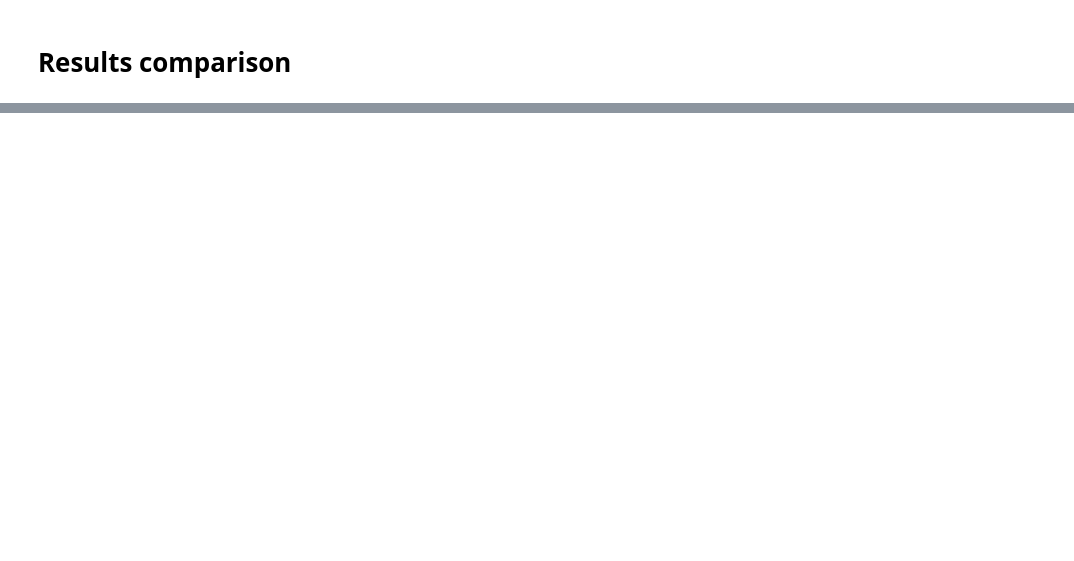
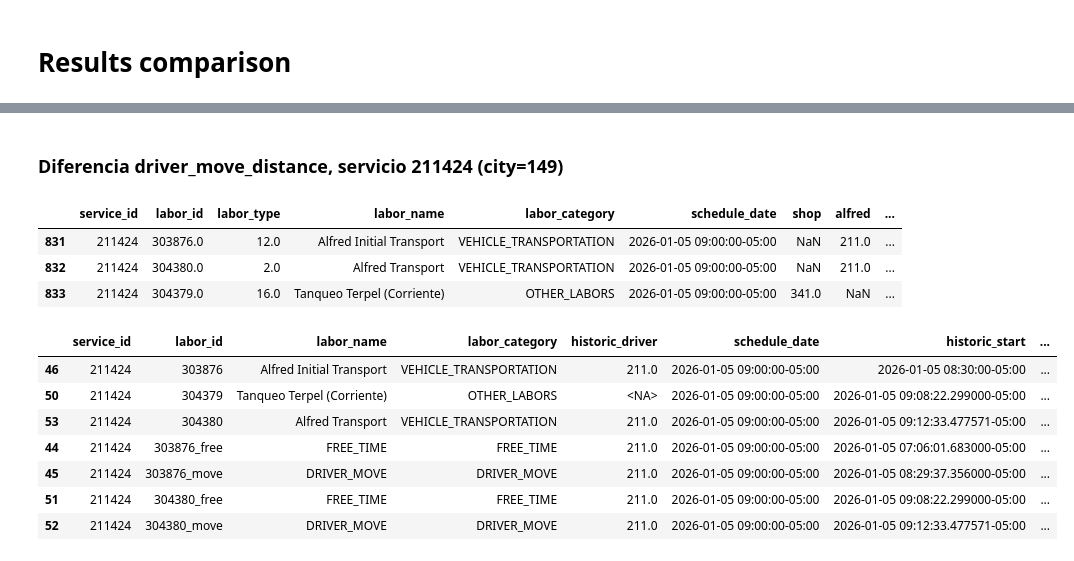
Before and after one commit to juanbeta98/Alfred, a Jupyter notebook: code/inst_results.ipynb, the cells around one changed output, grey strips where cells are left out. Drawn from its saved outputs; the diff is of its cells as text; code cells hidden in the pictures; blank space fills up the shorter version.

```diff
--- a/code/inst_results.ipynb
+++ b/code/inst_results.ipynb
@@ -378,0 +585,26 @@ array(['POINT (-74.0202608 4.6664181)'], dtype=object)
+# %% [markdown]
+### Diferencia driver_move_distance, servicio 211424 (city=149)
+# %%
+flexible_filter(
+    labors_real_df,
+    service_id=211424
+)
+# %% [output]
+|  | service_id | labor_id | labor_type | labor_name | labor_category | schedule_date | shop | alfred | ... |
+| 831 | 211424 | 303876.0 | 12.0 | Alfred Initial Transport | VEHICLE_TRANSPORTATION | 2026-01-05 09:00:00-05:00 | NaN | 211.0 | ... |
+| 832 | 211424 | 304380.0 | 2.0 | Alfred Transport | VEHICLE_TRANSPORTATION | 2026-01-05 09:00:00-05:00 | NaN | 211.0 | ... |
+| 833 | 211424 | 304379.0 | 16.0 | Tanqueo Terpel (Corriente) | OTHER_LABORS | 2026-01-05 09:00:00-05:00 | 341.0 | NaN | ... |
+# %%
+flexible_filter(
+    moves_hist_df,
+    service_id=211424
+)
+# %% [output]
+|  | service_id | labor_id | labor_name | labor_category | historic_driver | schedule_date | historic_start | ... |
+| 46 | 211424 | 303876 | Alfred Initial Transport | VEHICLE_TRANSPORTATION | 211.0 | 2026-01-05 09:00:00-05:00 | 2026-01-05 08:30:00-05:00 | ... |
+| 50 | 211424 | 304379 | Tanqueo Terpel (Corriente) | OTHER_LABORS | <NA> | 2026-01-05 09:00:00-05:00 | 2026-01-05 09:08:22.299000-05:00 | ... |
+| 53 | 211424 | 304380 | Alfred Transport | VEHICLE_TRANSPORTATION | 211.0 | 2026-01-05 09:00:00-05:00 | 2026-01-05 09:12:33.477571-05:00 | ... |
+| 44 | 211424 | 303876_free | FREE_TIME | FREE_TIME | 211.0 | 2026-01-05 09:00:00-05:00 | 2026-01-05 07:06:01.683000-05:00 | ... |
+| 45 | 211424 | 303876_move | DRIVER_MOVE | DRIVER_MOVE | 211.0 | 2026-01-05 09:00:00-05:00 | 2026-01-05 08:29:37.356000-05:00 | ... |
+| 51 | 211424 | 304380_free | FREE_TIME | FREE_TIME | 211.0 | 2026-01-05 09:00:00-05:00 | 2026-01-05 09:08:22.299000-05:00 | ... |
+| 52 | 211424 | 304380_move | DRIVER_MOVE | DRIVER_MOVE | 211.0 | 2026-01-05 09:00:00-05:00 | 2026-01-05 09:12:33.477571-05:00 | ... |
```
Also changed, not shown: parts of 64 cells of this notebook, 37 other files.
